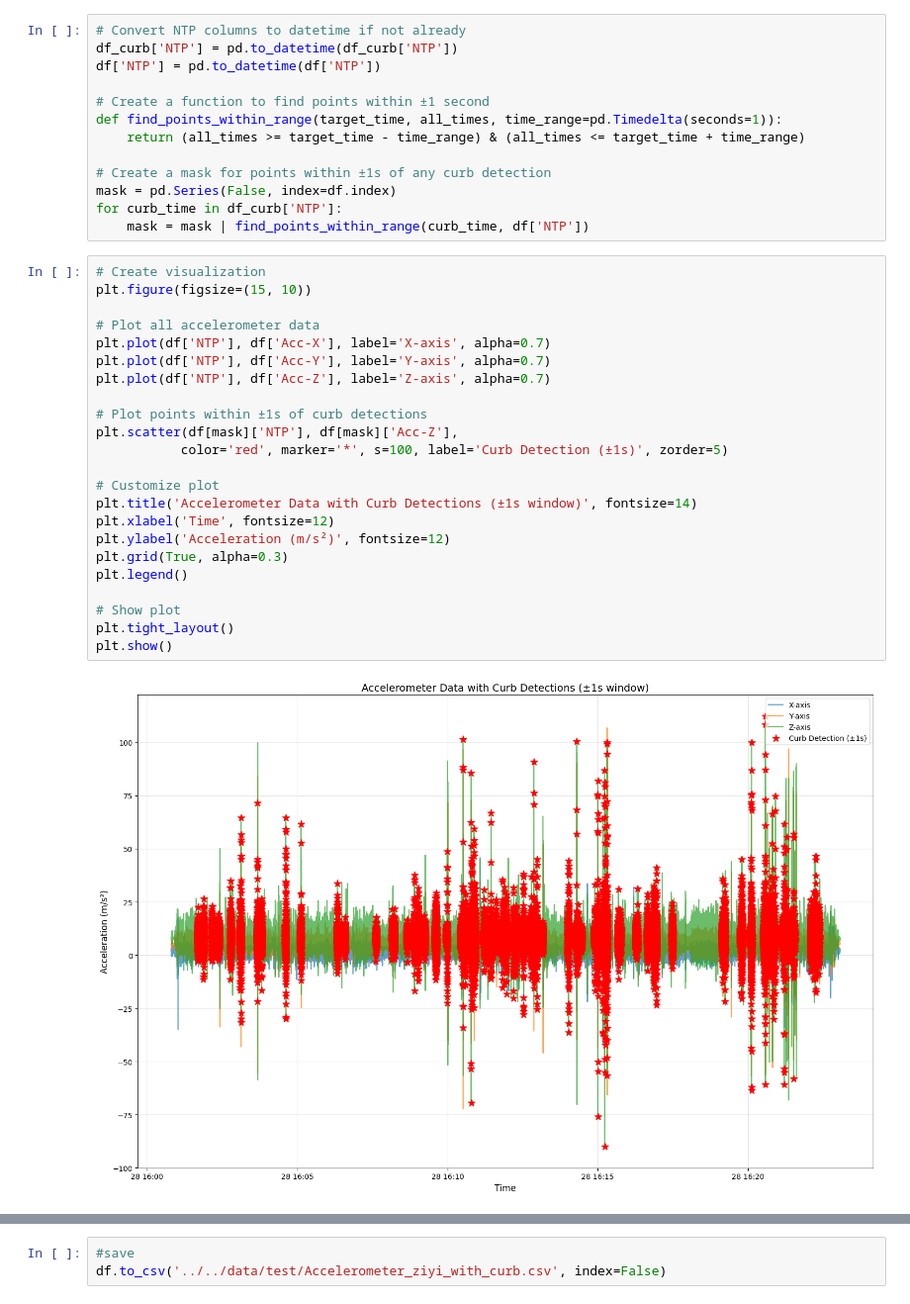
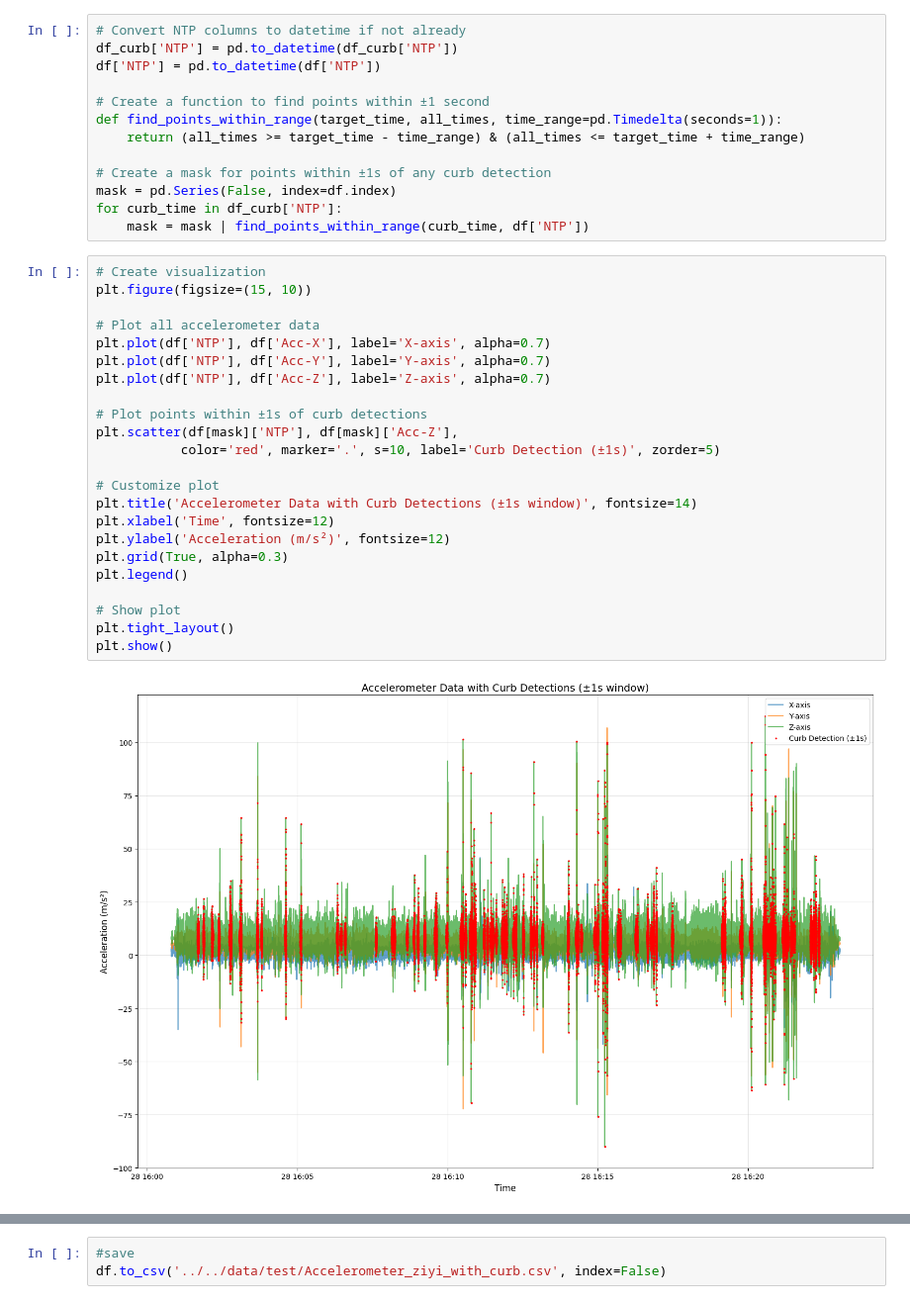
Before and after one commit to Ziyi-star/Bachelor-Project, a Jupyter notebook: notebooks/validation/validation_preprocessing.ipynb, the cells around one changed output, grey strips where cells are left out. Shown at 99% size. Drawn from its saved outputs; the diff is of its cells as text.

```diff
--- a/notebooks/validation/validation_preprocessing.ipynb
+++ b/notebooks/validation/validation_preprocessing.ipynb
@@ -98,28 +98,28 @@ for curb_time in df_curb['NTP']:
 # %%
 # Create visualization
 plt.figure(figsize=(15, 10))
 
 # Plot all accelerometer data
 plt.plot(df['NTP'], df['Acc-X'], label='X-axis', alpha=0.7)
 plt.plot(df['NTP'], df['Acc-Y'], label='Y-axis', alpha=0.7)
 plt.plot(df['NTP'], df['Acc-Z'], label='Z-axis', alpha=0.7)
 
 # Plot points within ±1s of curb detections
 plt.scatter(df[mask]['NTP'], df[mask]['Acc-Z'],
-           color='red', marker='*', s=100, label='Curb Detection (±1s)', zorder=5)
+           color='red', marker='.', s=10, label='Curb Detection (±1s)', zorder=5)
 
 # Customize plot
 plt.title('Accelerometer Data with Curb Detections (±1s window)', fontsize=14)
 plt.xlabel('Time', fontsize=12)
 plt.ylabel('Acceleration (m/s²)', fontsize=12)
 plt.grid(True, alpha=0.3)
 plt.legend()
 
 # Show plot
 plt.tight_layout()
 plt.show()
 # %% [output]
-[figure, old version]
+[figure, new version]
 # %%
 # Print statistics
 print(f"Total points in df: {len(df)}")
```
Also changed, not shown: parts of 3 cells of this notebook, 1 other file.
